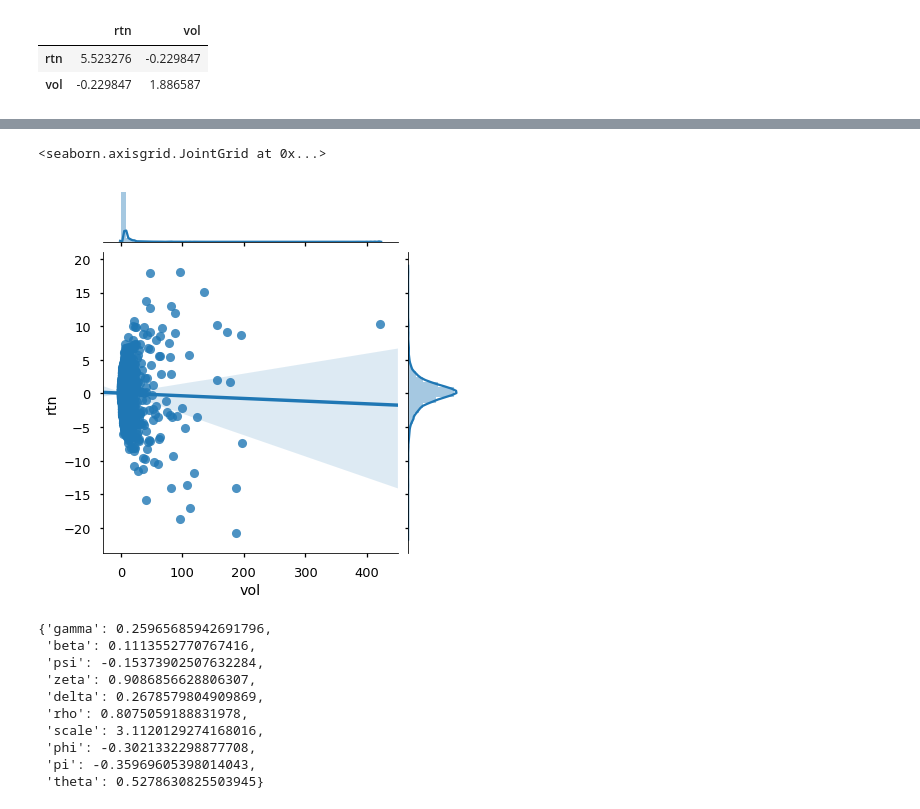
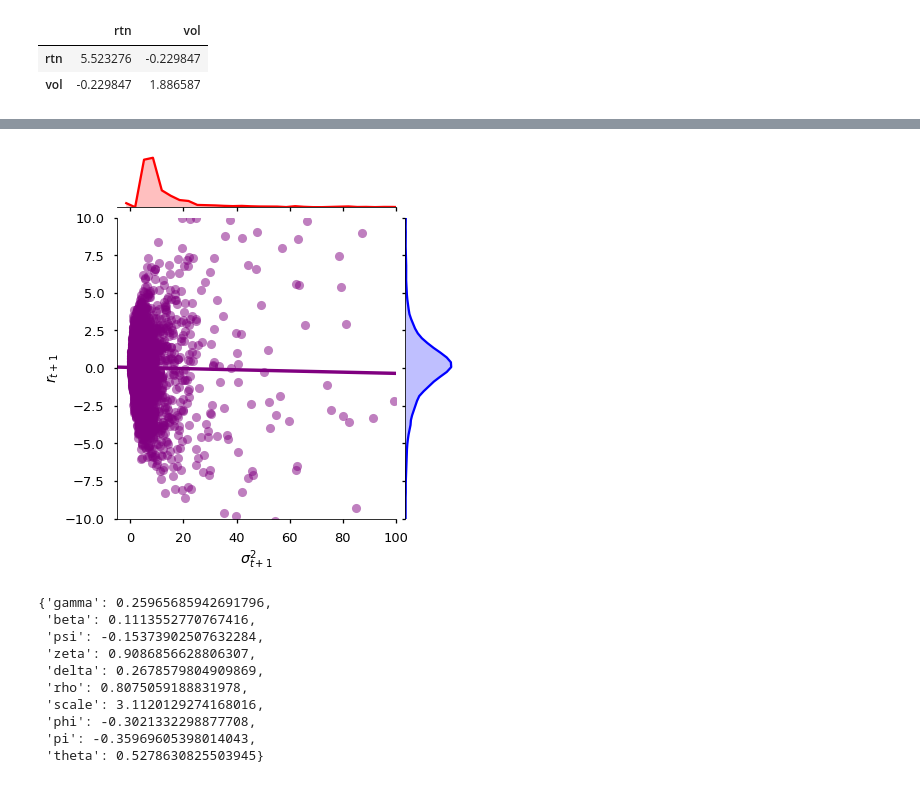
Before and after one commit to sangrey/RiskPriceInference, a Jupyter notebook: volpriceinference/robust_inference_on_data.ipynb, the cells around one changed output, grey strips where cells are left out. Cells and saved outputs as stored; diff of their text form; code cells hidden in the pictures.

```diff
--- a/volpriceinference/robust_inference_on_data.ipynb
+++ b/volpriceinference/robust_inference_on_data.ipynb
@@ -64,8 +87,13 @@ ax1.legend()
-# %%
-sns.jointplot(x='vol', y='rtn', data=data, kind='reg')
-# %% [output]
-<seaborn.axisgrid.JointGrid at 0x...>
-[figure, removed]
+# %%
+joint_grid = sns.JointGrid(x='vol', y='rtn', data=data, xlim=[-5, 100], ylim=[-10, 10])
+joint_grid.plot_joint(sns.regplot, ci=None, color='purple', scatter_kws={"alpha":.5})
+sns.kdeplot(data['vol'], ax=joint_grid.ax_marg_x, legend=None, shade=True, color='red')
+sns.kdeplot(data['rtn'], ax=joint_grid.ax_marg_y, legend=None, shade=True, color='blue', vertical=True)
+joint_grid.set_axis_labels("$\sigma^2_{t+1}$","$r_{t+1}$")
+joint_grid.savefig('../doc/figures/joint_dist.tmp.pdf', frameon=False, pad_inches=0, bbox_inches='tight',
+            transparent=True)
+# %% [output]
+[figure, added]
 # %%
 omega, omega_cov = vl.estimate_params_strong_id(data)
 # %%
```
Also changed, not shown: parts of 5 cells of this notebook, 7 other files.
